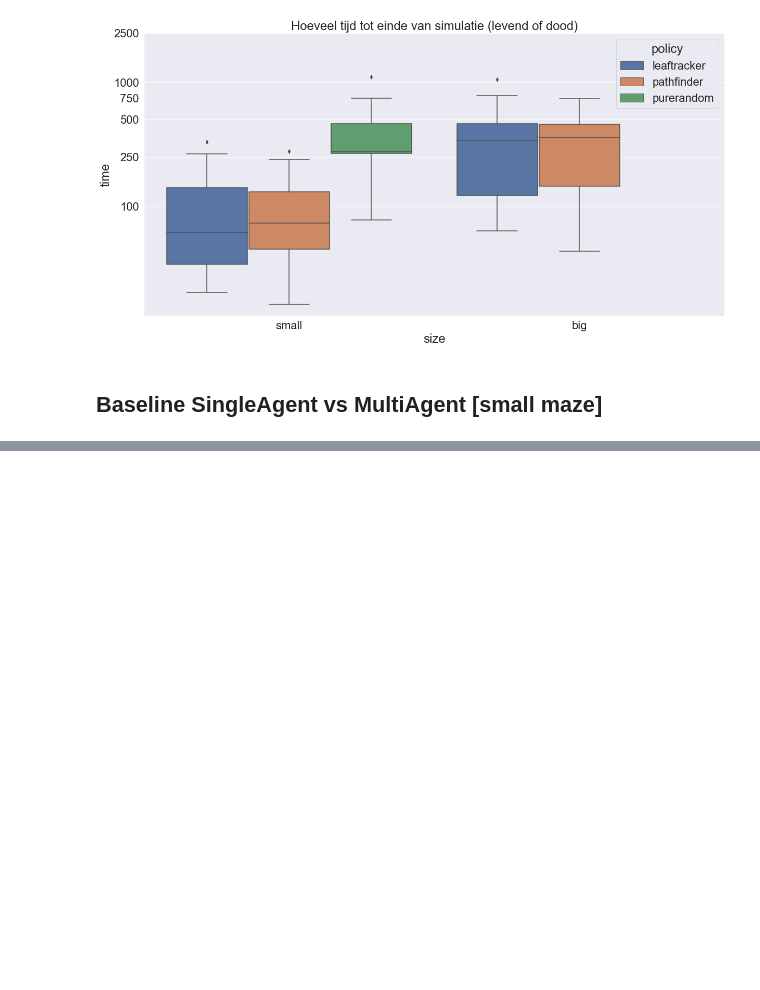
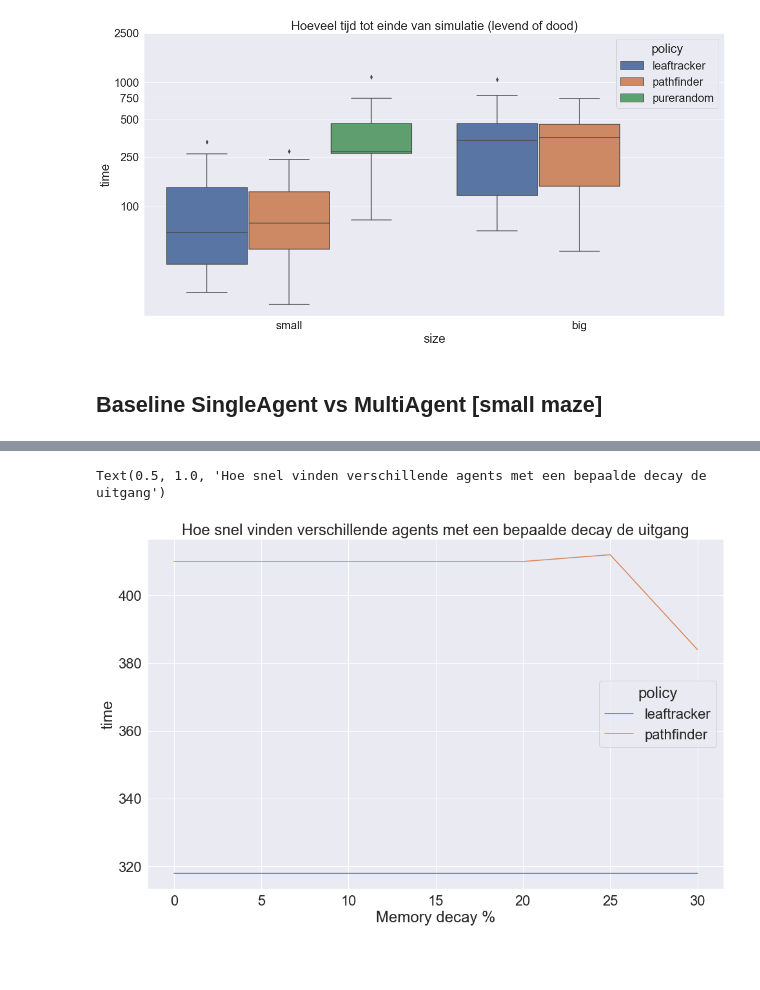
Before and after one commit to MariaDukmak/MazeRunner, a Jupyter notebook: analysis/Data analyse.ipynb, the cells around one changed output, grey strips where cells are left out. Cells and saved outputs as stored; diff of their text form; code cells hidden in the pictures; blank space fills up the shorter version.

Commit message:
Multi Memory Decay experiment finished without good data

```diff
--- a/analysis/Data analyse.ipynb
+++ b/analysis/Data analyse.ipynb
@@ -339,0 +351,27 @@ ax = ax.set_title('Hoeveel tijd tot einde van simulatie (levend of dood)')
+# %%
+filenames = glob.glob('multiagent_experiment/memory_decay/*.feather')
+
+dfs = []
+for filename in filenames:
+
+    temp_df = feather.read_feather(filename)
+    file_split = filename.split("_")
+    policy_type = file_split[4]
+    temp_df['decay'] = int(file_split[5].rsplit(".")[0])
+    temp_df['policy'] = policy_type
+    dfs.append(temp_df)
+
+# Concatenate all data into one DataFrame
+multi_decay_all = pd.concat(dfs, ignore_index=True)
+multi_decay_all = multi_decay_all.sort_values(by=['decay'])
+multi_decay_all_alive = multi_decay_all[multi_decay_all.found_exit != -1]
+# %%
+plt.figure(figsize=(16, 10))
+ax = sns.lineplot(data=multi_decay_all_alive, x="decay", y="time", hue="policy", ci=68)
+ax.set(xlabel='Memory decay %')
+ax.set_title('Hoe snel vinden verschillende agents met een bepaalde decay de uitgang')
+# %% [output]
+Text(0.5, 1.0, 'Hoe snel vinden verschillende agents met een bepaalde decay de uitgang')
+[figure, added]
+# %% [markdown]
+#
```
Also changed, not shown: parts of 2 cells of this notebook.
